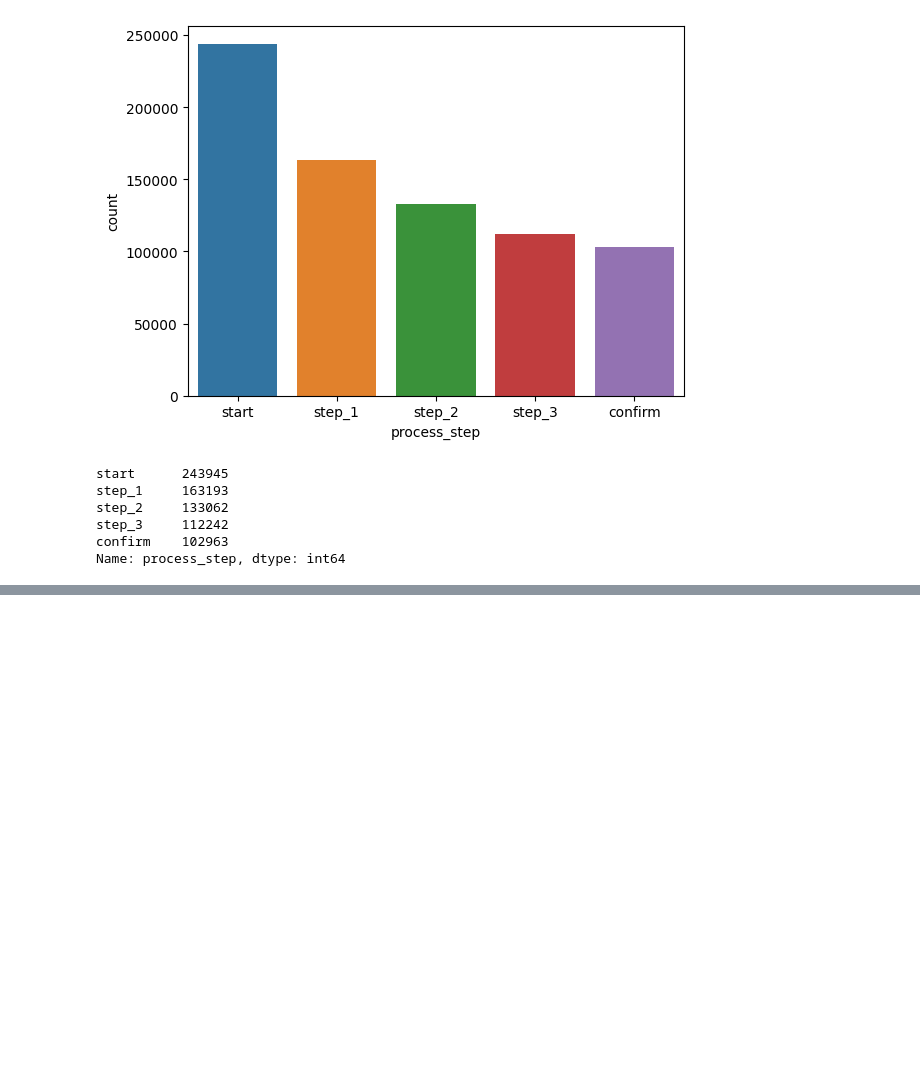
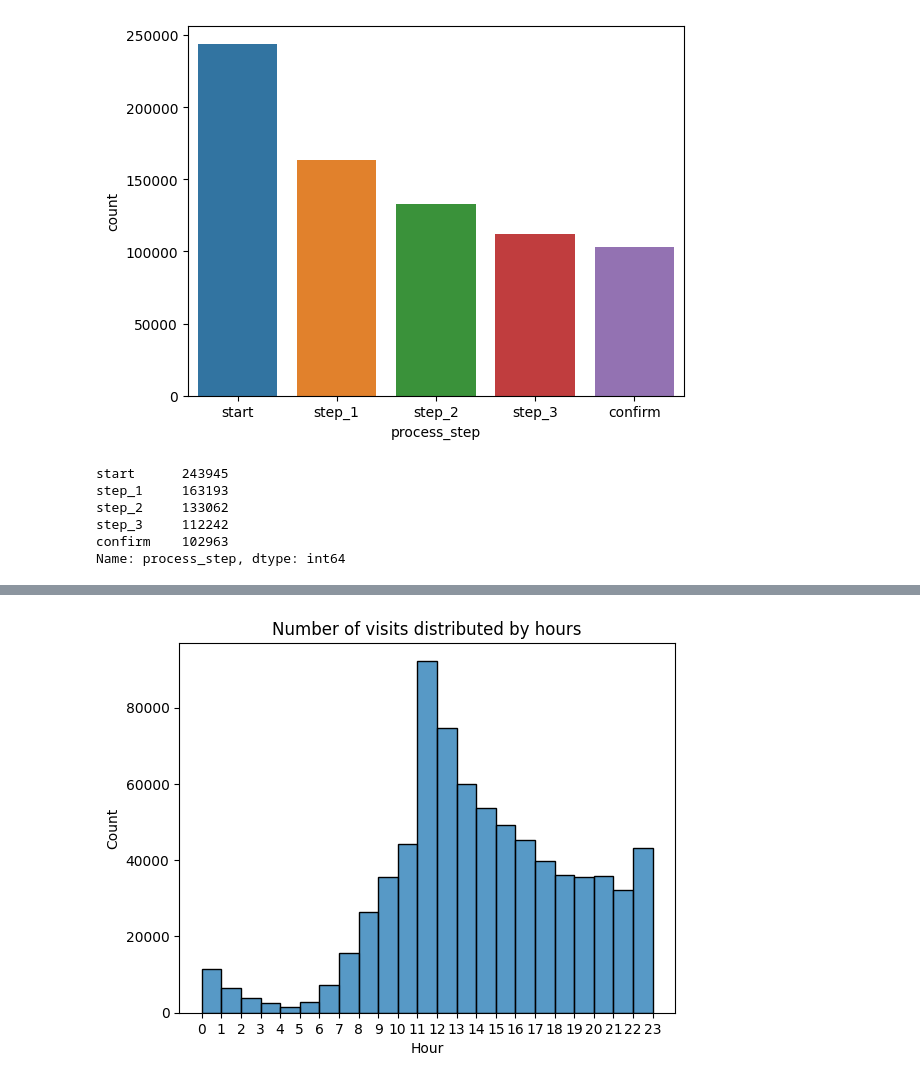
Before and after one commit to vijayendra-k/AB-Testing, a Jupyter notebook: AB-Testing.ipynb, the cells around one changed output, grey strips where cells are left out. Saved outputs shown, nothing was run; the diff lists cells and outputs as text; code cells hidden in the pictures; blank space fills up the shorter version.

```diff
--- a/AB-Testing.ipynb
+++ b/AB-Testing.ipynb
@@ -597,0 +617,9 @@ plt.show()
+# %%
+sn.histplot(df['hour'],binwidth=1)
+plt.title('Number of visits distributed by hours')
+plt.xlabel('Hour')
+plt.ylabel('Count')
+plt.xticks(range(24))
+plt.show()
+# %% [output]
+[figure, added]
```
Also changed, not shown: parts of 16 cells of this notebook.
